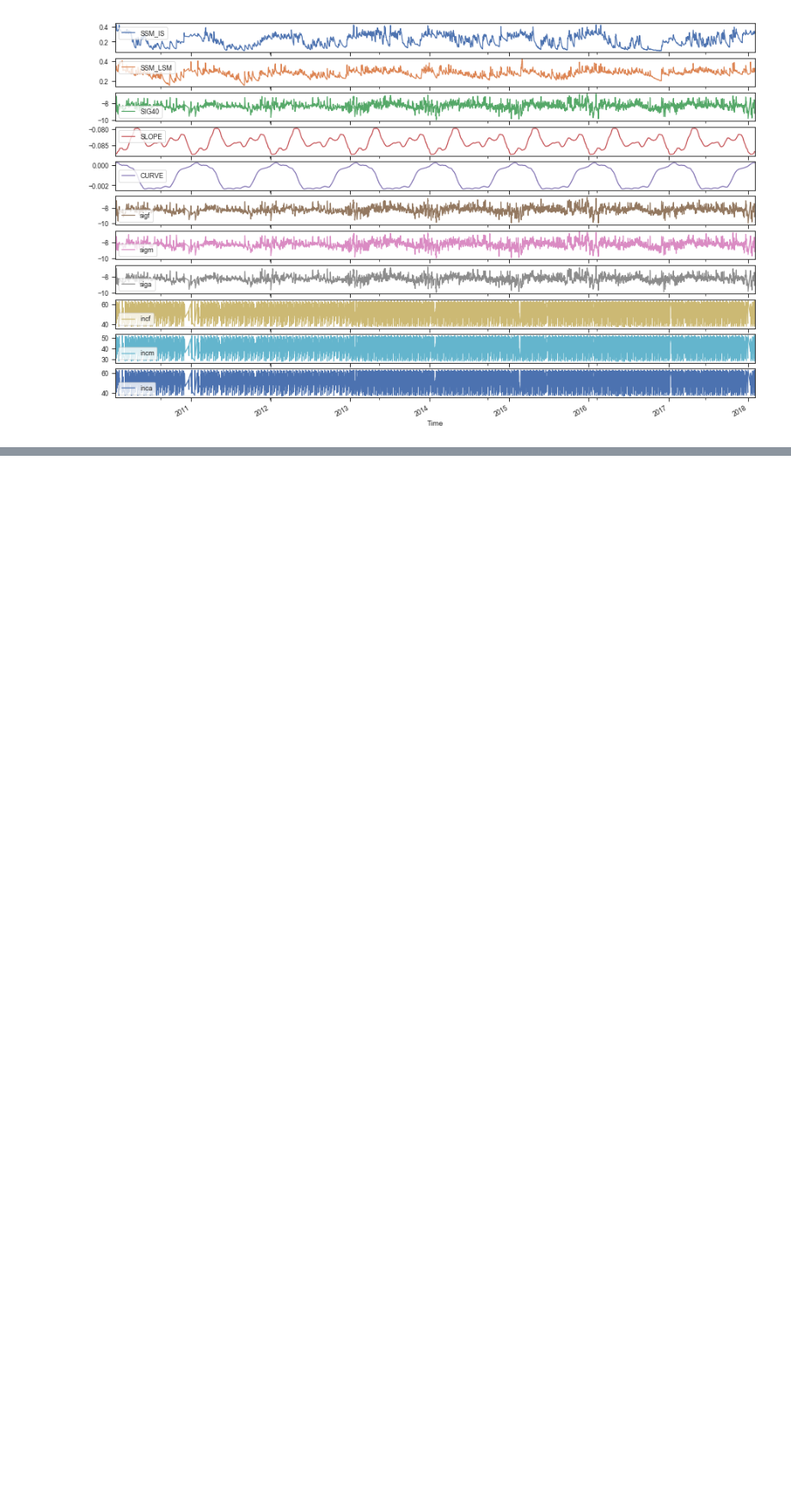
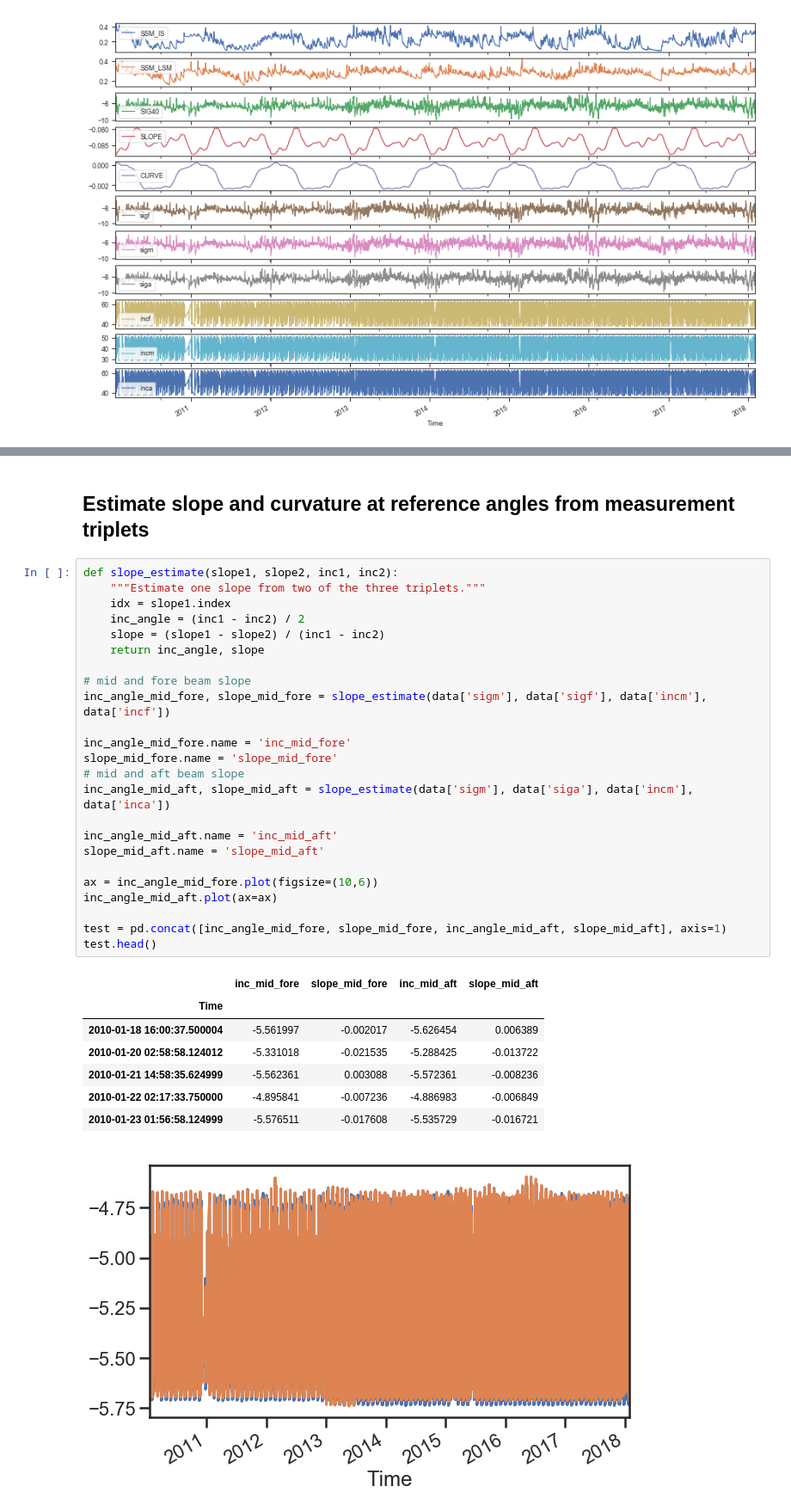
Before and after one commit to derpyninja/2019S-parameter-retrieval, a Jupyter notebook: Ex2/ex2.ipynb, the cells around one changed output, grey strips where cells are left out. Shown: that part at 86% size. Cells and saved outputs as stored; diff of their text form; blank space fills up the shorter version.

```diff
--- a/Ex2/ex2.ipynb
+++ b/Ex2/ex2.ipynb
@@ -87,0 +143,35 @@ dry_ref = 25
+# %% [markdown]
+## Estimate slope and curvature at reference angles from measurement triplets
+# %%
+def slope_estimate(slope1, slope2, inc1, inc2):
+    """Estimate one slope from two of the three triplets."""
+    idx = slope1.index
+    inc_angle = (inc1 - inc2) / 2
+    slope = (slope1 - slope2) / (inc1 - inc2)
+    return inc_angle, slope
+
+# mid and fore beam slope
+inc_angle_mid_fore, slope_mid_fore = slope_estimate(data['sigm'], data['sigf'], data['incm'], data['incf'])
+
+inc_angle_mid_fore.name = 'inc_mid_fore'
+slope_mid_fore.name = 'slope_mid_fore'
+# mid and aft beam slope
+inc_angle_mid_aft, slope_mid_aft = slope_estimate(data['sigm'], data['siga'], data['incm'], data['inca'])
+
+inc_angle_mid_aft.name = 'inc_mid_aft'
+slope_mid_aft.name = 'slope_mid_aft'
+
+ax = inc_angle_mid_fore.plot(figsize=(10,6))
+inc_angle_mid_aft.plot(ax=ax)
+
+test = pd.concat([inc_angle_mid_fore, slope_mid_fore, inc_angle_mid_aft, slope_mid_aft], axis=1)
+test.head()
+# %% [output]
+|  | inc_mid_fore | slope_mid_fore | inc_mid_aft | slope_mid_aft |
+| Time |  |  |  |  |
+| 2010-01-18 16:00:37.500004 | -5.561997 | -0.002017 | -5.626454 | 0.006389 |
+| 2010-01-20 02:58:58.124012 | -5.331018 | -0.021535 | -5.288425 | -0.013722 |
+| 2010-01-21 14:58:35.624999 | -5.562361 | 0.003088 | -5.572361 | -0.008236 |
+| 2010-01-22 02:17:33.750000 | -4.895841 | -0.007236 | -4.886983 | -0.006849 |
+| 2010-01-23 01:56:58.124999 | -5.576511 | -0.017608 | -5.535729 | -0.016721 |
+[figure, added]
```
Also changed, not shown: parts of 8 cells of this notebook.
